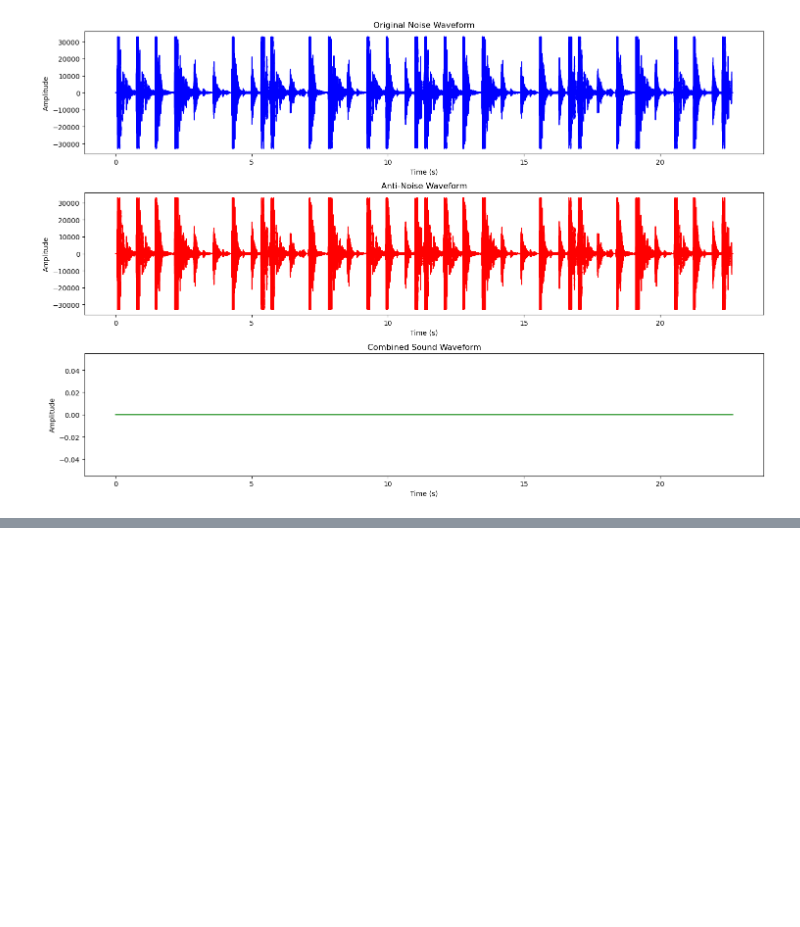
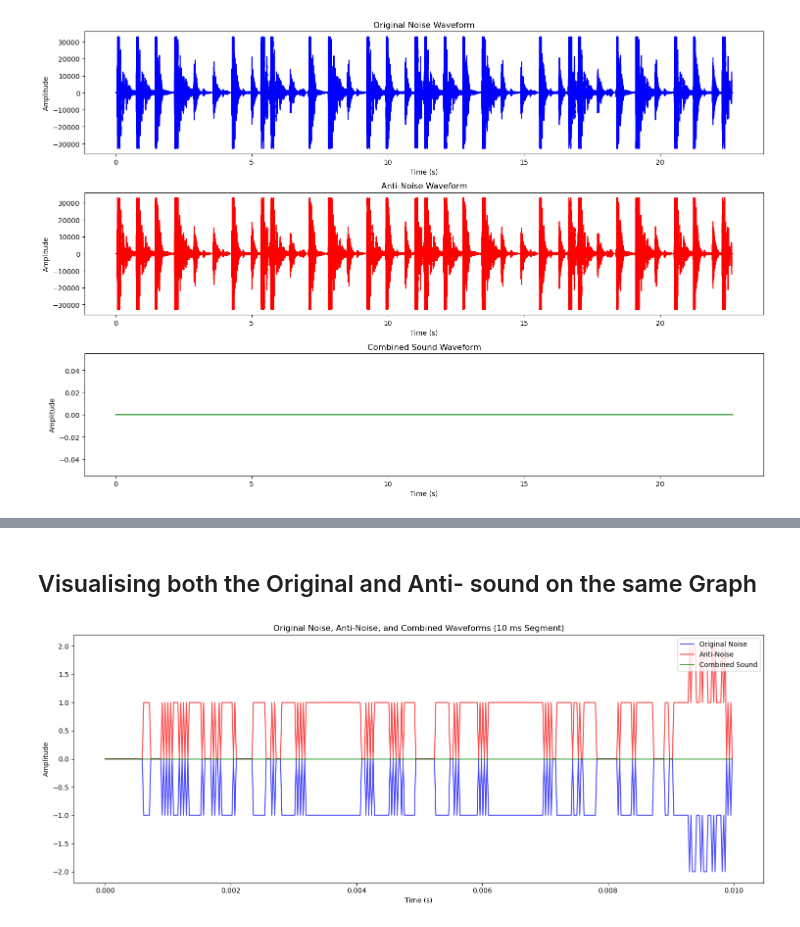
Before and after one commit to Caleb40/ActiveNoiseCancelling, a Jupyter notebook: audio_processing.ipynb, the cells around one changed output, grey strips where cells are left out. Drawn from its saved outputs; the diff is of its cells as text; code cells hidden in the pictures; blank space fills up the shorter version.

```diff
--- a/audio_processing.ipynb
+++ b/audio_processing.ipynb
@@ -74,0 +157,50 @@ plt.show()
+# %% [markdown]
+## Visualising both the Original and Anti- sound on the same Graph
+# %%
+import numpy as np
+import matplotlib.pyplot as plt
+from scipy.io.wavfile import read
+from pydub import AudioSegment
+
+audio = AudioSegment.from_file("drums.mp3")
+
+samples = np.array(audio.get_array_of_samples())
+sample_rate = audio.frame_rate
+
+anti_samples = -samples
+
+# Combine the original sound and anti-noise
+combined_samples = samples + anti_samples
+
+# Select a smaller segment of the audio (e.g., 10 milliseconds)
+start_time = 0  # Start time in seconds
+end_time = 0.01  # End time in seconds (10 milliseconds)
+start_index = int(start_time * sample_rate)
+end_index = int(end_time * sample_rate)
+
+# Extract the smaller segment
+time_segment = np.arange(start_index, end_index) / sample_rate
+samples_segment = samples[start_index:end_index]
+anti_samples_segment = anti_samples[start_index:end_index]
+combined_samples_segment = combined_samples[start_index:end_index]
+
+plt.figure(figsize=(15, 6))
+
+# Plot original waveform (blue)
+plt.plot(time_segment, samples_segment, color='b', alpha=0.7, label="Original Noise")
+
+# Plot anti-noise waveform (red)
+plt.plot(time_segment, anti_samples_segment, color='r', alpha=0.7, label="Anti-Noise")
+
+# Plot combined waveform (green)
+plt.plot(time_segment, combined_samples_segment, color='g', alpha=0.7, label="Combined Sound")
+
+plt.title("Original Noise, Anti-Noise, and Combined Waveforms (10 ms Segment)")
+plt.xlabel("Time (s)")
+plt.ylabel("Amplitude")
+plt.legend(loc="upper right")
+
+plt.tight_layout()
+plt.show()
+# %% [output]
+[figure, added]
```
Also changed, not shown: parts of 3 cells of this notebook, 5 other files.
